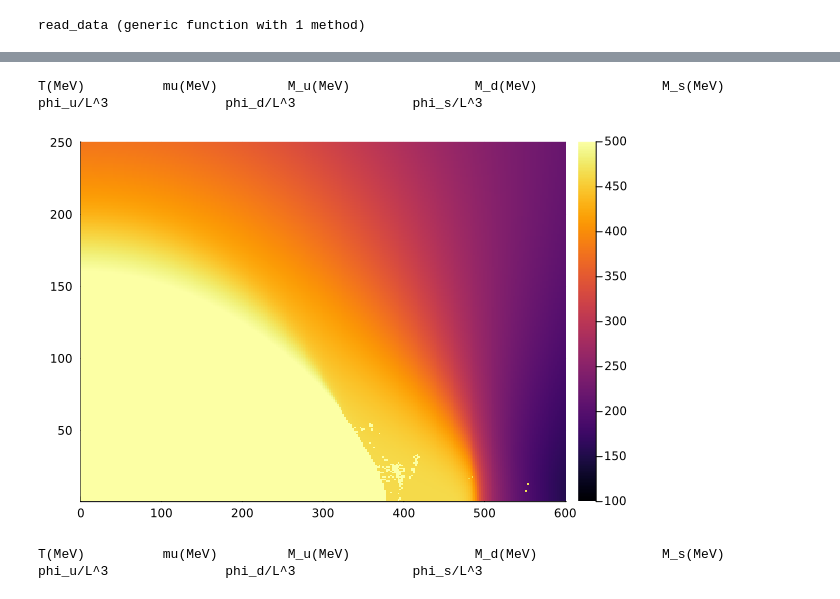
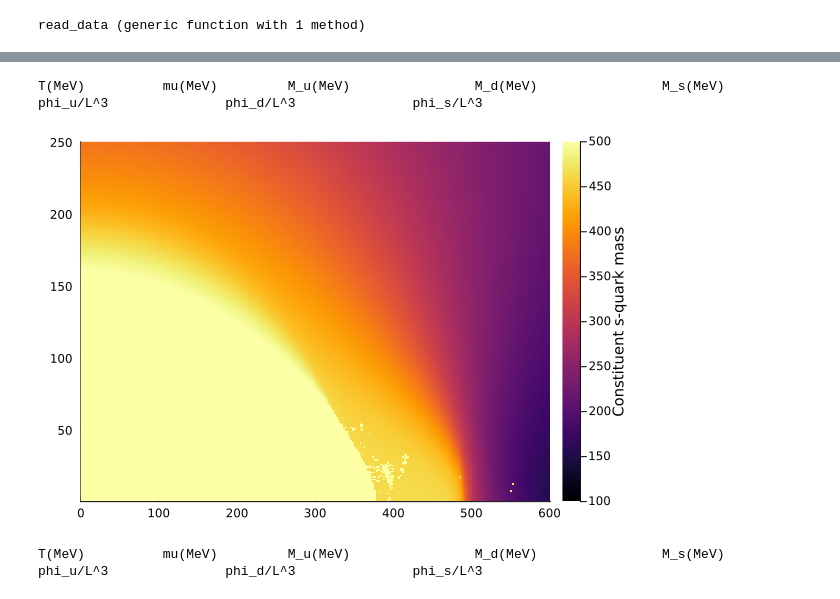
Before and after one commit to jskMNMGCH/ThreeFlavor_NJL_model, a Jupyter notebook: ThreeFlavor_NJL_Plot.ipynb, the cells around one changed output, grey strips where cells are left out. Saved outputs shown, nothing was run; the diff lists cells and outputs as text; code cells hidden in the pictures.

```diff
--- a/ThreeFlavor_NJL_Plot.ipynb
+++ b/ThreeFlavor_NJL_Plot.ipynb
@@ -52,17 +55,19 @@ T(MeV)          mu(MeV)         M_u(MeV)                M_d(MeV)
 # %%
 T, mu, M_u, M_d, M_s = read_data("src/data_three_flavor_njl_GL2=1_835_KL5=12_36.txt")
 T_u = sort(unique(T))
 mu_u = sort(unique(mu))
 M_s_mat = reshape(M_s, sqrt(length(M_s))|>Int, sqrt(length(M_s))|>Int) |> permutedims
 # Juliaは column-major order !
 max_value = maximum(M_s[.!isnan.(M_s)])
 min_value = minimum(M_s[.!isnan.(M_s)])
 heatmap(mu_u, T_u, M_s_mat;
     clim=(floor(min_value, digits=-2),round(max_value, digits=-2)),
+    colorbar_title="Constituent s-quark mass",
 )
+# savefig("fig/strange_qurk_condensate.png")
 # %% [output]
 T(MeV)          mu(MeV)         M_u(MeV)                M_d(MeV)                M_s(MeV)                phi_u/L^3               phi_d/L^3               phi_s/L^3
-[figure, old version]
+[figure, new version]
 # %%
 T, mu, M_u, M_d, M_s = read_data("src/data_three_flavor_njl_GL2=1_835_KL5=9_29.txt")
 T_u = sort(unique(T))
```
Also changed, not shown: parts of 1 cell of this notebook, 2 other files.
